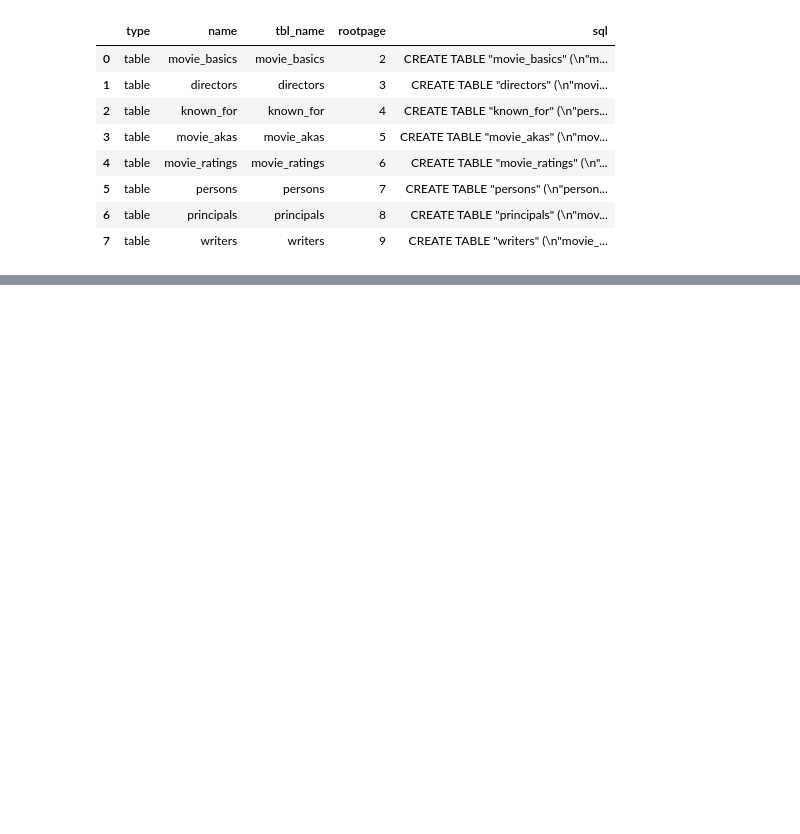
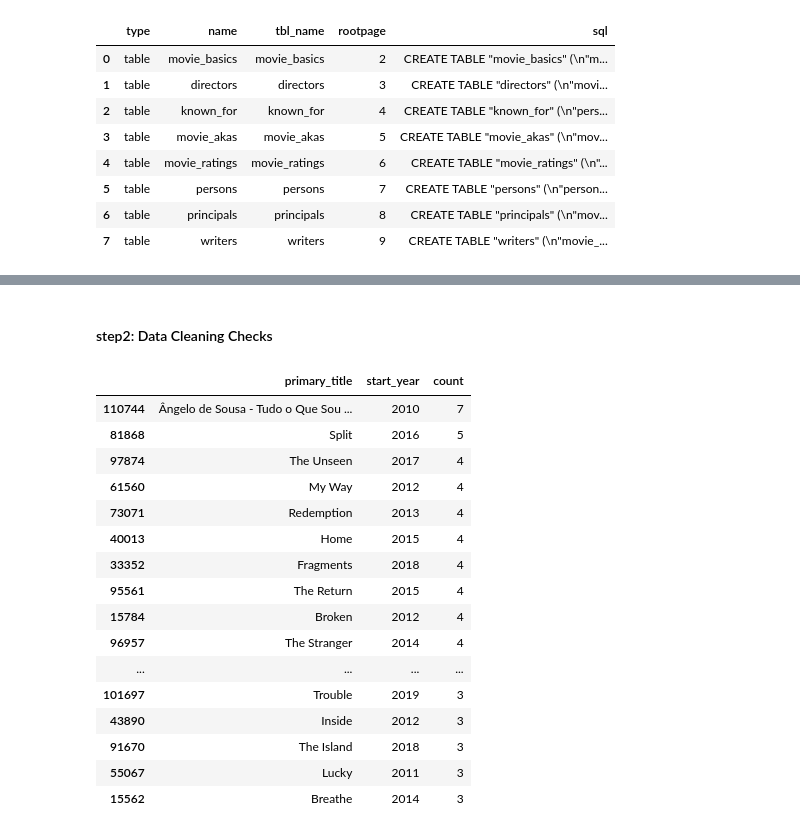
Before and after one commit to Uzmafaheem/Guided-SQL-Series, a Jupyter notebook: lab8.ipynb, the cells around one changed output, grey strips where cells are left out. Cells and saved outputs as stored; diff of their text form; code cells hidden in the pictures; blank space fills up the shorter version.

```diff
--- a/lab8.ipynb
+++ b/lab8.ipynb
@@ -553,0 +627,8 @@ None
+# %%
+print("Movies rows:", len(df_movies))
+print("Ratings rows:", len(df_ratings))
+
+movies_nonnull = df_movies.dropna(subset=["primary_title", "start_year", "genres", "runtime_minutes"])
+ratings_nonnull =df_ratings.dropna(subset=["averagerating", "numvotes"])
+
+movies_nonnull.head(5)
@@ -553,0 +673,29 @@ None
+# %% [markdown]
+#### step2: Data Cleaning Checks
+# %%
+dups = (
+    movies_nonnull.groupby(["primary_title", "start_year"])
+    .size()
+    .reset_index(name="count")
+    .query("count > 1")
+    .sort_values("count", ascending=False)
+)
+dups.head(20)
+# %% [output]
+|  | primary_title | start_year | count |
+| 110744 | Ângelo de Sousa - Tudo o Que Sou ... | 2010 | 7 |
+| 81868 | Split | 2016 | 5 |
+| 97874 | The Unseen | 2017 | 4 |
+| 61560 | My Way | 2012 | 4 |
+| 73071 | Redemption | 2013 | 4 |
+| 40013 | Home | 2015 | 4 |
+| 33352 | Fragments | 2018 | 4 |
+| 95561 | The Return | 2015 | 4 |
+| 15784 | Broken | 2012 | 4 |
+| 96957 | The Stranger | 2014 | 4 |
+| ... | ... | ... | ... |
+| 101697 | Trouble | 2019 | 3 |
+| 43890 | Inside | 2012 | 3 |
+| 91670 | The Island | 2018 | 3 |
+| 55067 | Lucky | 2011 | 3 |
+| 15562 | Breathe | 2014 | 3 |
```
Also changed, not shown: parts of 13 cells of this notebook.
